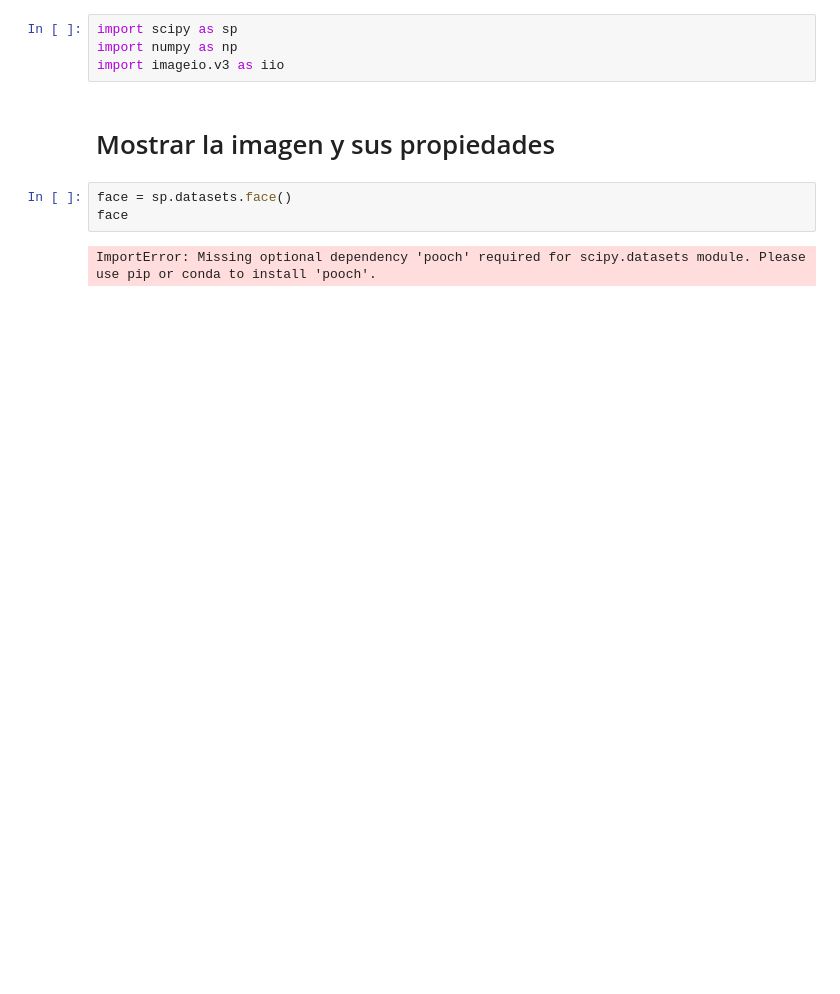
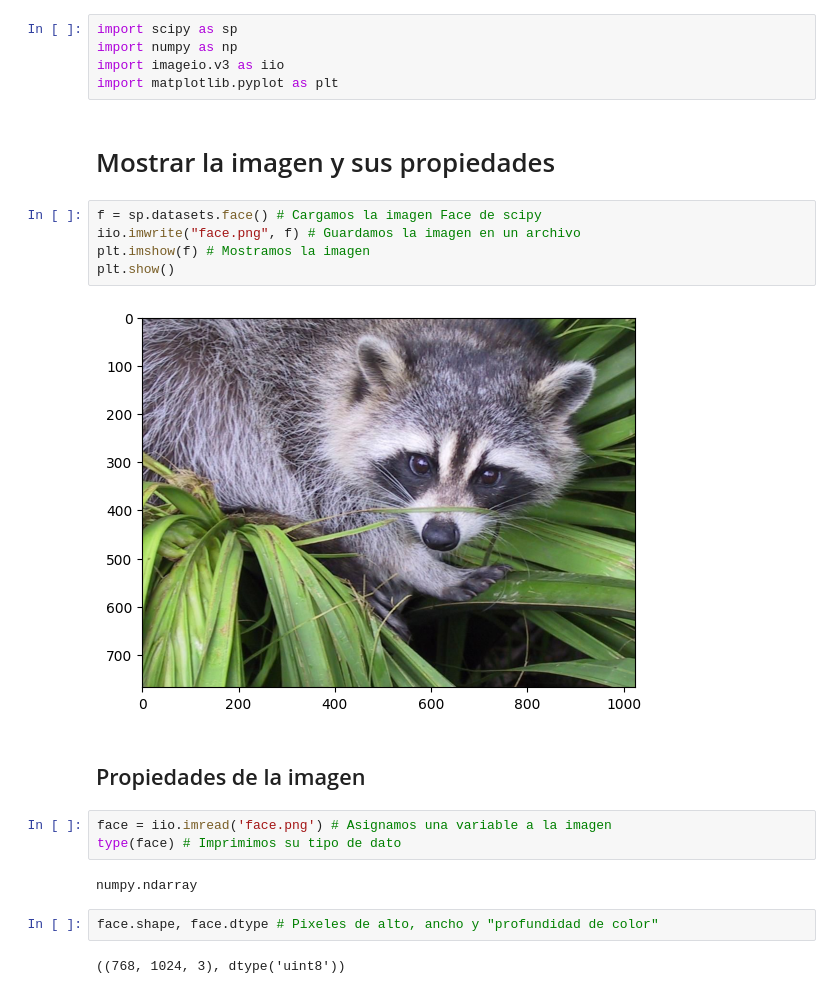
Before and after one commit to Arownsis/Procesamiento-Imagenes, a Jupyter notebook: Manipulacion y procesado con NumPy y SciPy/Notas.ipynb, the cells around one changed output. Drawn from its saved outputs; the diff is of its cells as text; blank space fills up the shorter version.

```diff
--- a/Manipulacion y procesado con NumPy y SciPy/Notas.ipynb
+++ b/Manipulacion y procesado con NumPy y SciPy/Notas.ipynb
@@ -2,10 +2,24 @@
 import scipy as sp
 import numpy as np
 import imageio.v3 as iio
+import matplotlib.pyplot as plt
 # %% [markdown]
 # Mostrar la imagen y sus propiedades
-# %%
-face = sp.datasets.face()
-face
-# %% [output]
-ImportError: Missing optional dependency 'pooch' required for scipy.datasets module. Please use pip or conda to install 'pooch'.
+# %%
+f = sp.datasets.face() # Cargamos la imagen Face de scipy
+iio.imwrite("face.png", f) # Guardamos la imagen en un archivo
+plt.imshow(f) # Mostramos la imagen
+plt.show()
+# %% [output]
+[figure, added]
+# %% [markdown]
+## Propiedades de la imagen
+# %%
+face = iio.imread('face.png') # Asignamos una variable a la imagen
+type(face) # Imprimimos su tipo de dato
+# %% [output]
+numpy.ndarray
+# %%
+face.shape, face.dtype # Pixeles de alto, ancho y "profundidad de color"
+# %% [output]
+((768, 1024, 3), dtype('uint8'))
```
Also changed, not shown: parts of 7 cells of this notebook.
